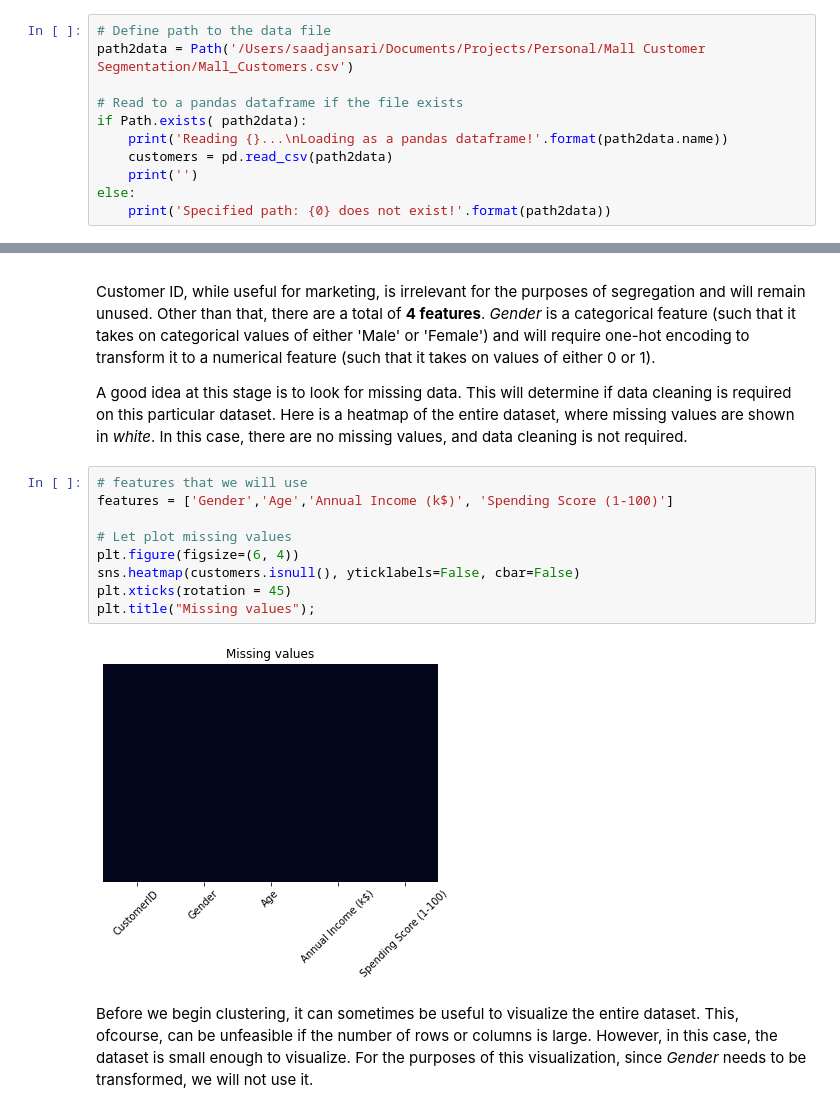
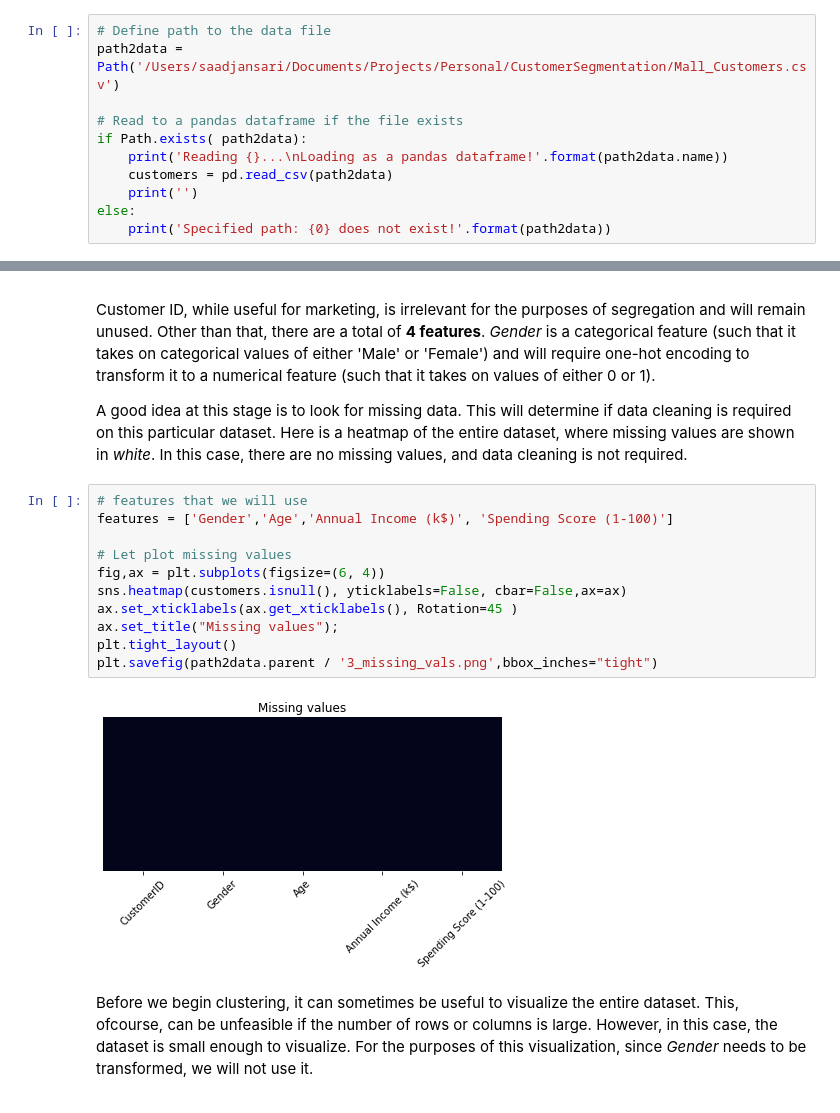
Before and after one commit to saadjansari/CustomerSegmentation, a Jupyter notebook: Clustering.ipynb, the cells around one changed output, grey strips where cells are left out. Drawn from its saved outputs; the diff is of its cells as text.

Commit message:
Updated figures, saved through jupyter notebook

```diff
--- a/Clustering.ipynb
+++ b/Clustering.ipynb
@@ -66,7 +66,7 @@ from sklearn.decomposition import PCA
 #### 2. Load Data
 # %%
 # Define path to the data file
-path2data = Path('/Users/saadjansari/Documents/Projects/Personal/Mall Customer Segmentation/Mall_Customers.csv')
+path2data = Path('/Users/saadjansari/Documents/Projects/Personal/CustomerSegmentation/Mall_Customers.csv')
 
 # Read to a pandas dataframe if the file exists
 if Path.exists( path2data):
@@ -105,14 +105,16 @@ A good idea at this stage is to look for missing data. This will determine if da
 # %%
 # features that we will use
 features = ['Gender','Age','Annual Income (k$)', 'Spending Score (1-100)']
 
 # Let plot missing values
-plt.figure(figsize=(6, 4))
-sns.heatmap(customers.isnull(), yticklabels=False, cbar=False)
-plt.xticks(rotation = 45)
-plt.title("Missing values");
+fig,ax = plt.subplots(figsize=(6, 4))
+sns.heatmap(customers.isnull(), yticklabels=False, cbar=False,ax=ax)
+ax.set_xticklabels(ax.get_xticklabels(), Rotation=45 )
+ax.set_title("Missing values");
+plt.tight_layout()
+plt.savefig(path2data.parent / '3_missing_vals.png',bbox_inches="tight")
 # %% [output]
-[figure, old version]
+[figure, new version]
 # %% [markdown]
 Before we begin clustering, it can sometimes be useful to visualize the entire dataset. This, ofcourse, can be unfeasible if the number of rows or columns is large. However, in this case, the dataset is small enough to visualize.
 For the purposes of this visualization, since _Gender_ needs to be transformed, we will not use it.
```
Also changed, not shown: parts of 10 cells of this notebook, 10 other files.
